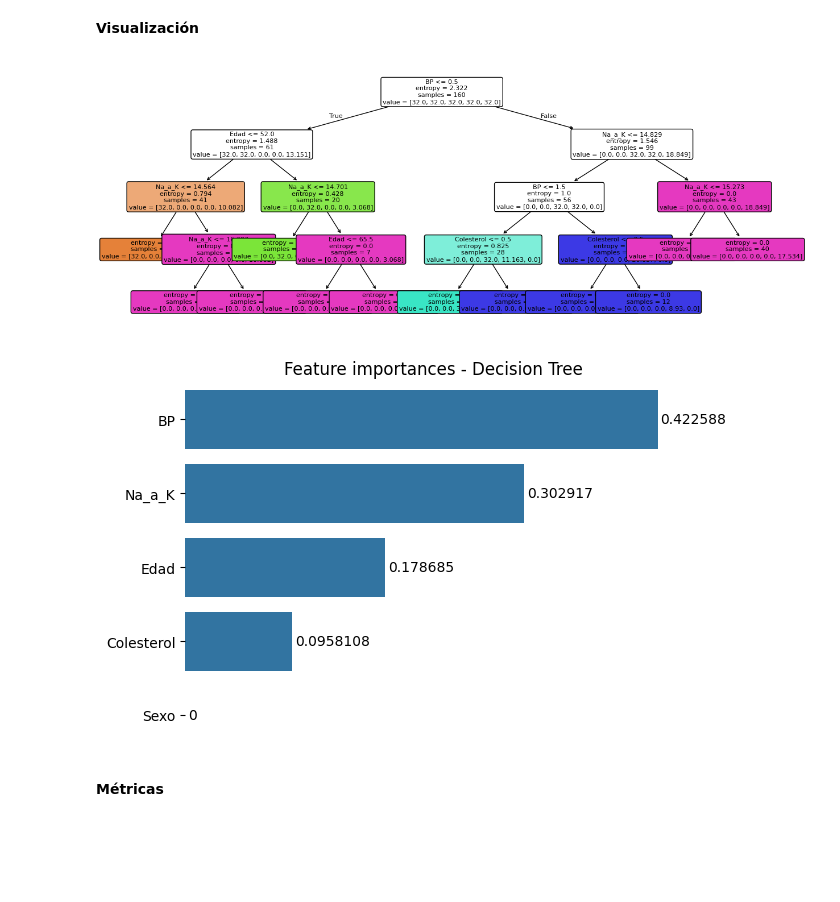
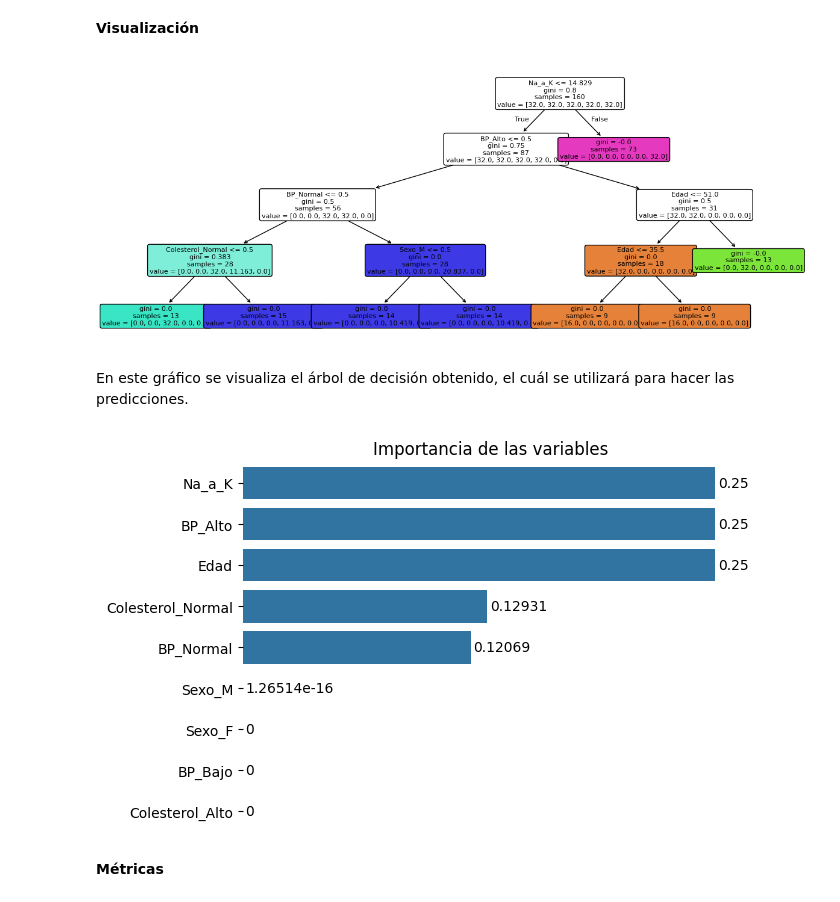
Before and after one commit to juanachies/TP2_Mineria, a Jupyter notebook: tp.ipynb, the cells around one changed output. Cells and saved outputs as stored; diff of their text form; code cells hidden in the pictures; blank space fills up the shorter version.

```diff
--- a/tp.ipynb
+++ b/tp.ipynb
@@ -237,14 +241,12 @@ plt.show()
 # %%
-# Creo un df con dos columnas -> Caracteristica y ganacia de información
 features_df = pd.DataFrame({'features': X_train1.columns,
                             'importances': tree_reg.feature_importances_ })
 
-# Ordeno en base a la importancia
 features_df_sorted = features_df.sort_values(by='importances', ascending=False)
 
 g = sns.barplot(data=features_df_sorted, x='importances', y ='features')
 sns.despine(bottom = True, left = True)
-g.set_title('Feature importances - Decision Tree')
+g.set_title('Importancia de las variables')
 g.set(xlabel=None, ylabel=None, xticks=[])
 for value in g.containers:
     g.bar_label(value, padding=2)
@@ -318,7 +325,7 @@ features_df_sorted = features_df.sort_values(by='importances', ascending=False)
 
 g = sns.barplot(data=features_df_sorted, x='importances', y ='features')
 sns.despine(bottom = True, left = True)
-g.set_title('Feature importances - Decision Tree')
+g.set_title('Importancia de las variables')
 g.set(xlabel=None, ylabel=None, xticks=[])
 for value in g.containers:
     g.bar_label(value, padding=2)
@@ -427,11 +442,7 @@ plt.show()
 **Codificación de variables categóricas**
 # %%
 # Convertir columnas categóricas en numéricas
-cat_cols = ['Sexo', 'BP', 'Colesterol']
-cat_labels = [df2[col].unique().tolist() for col in cat_cols]
-enc = OrdinalEncoder(categories=cat_labels).set_output(transform="pandas")
-enc.fit(df2[cat_cols])
-df2[cat_cols] = enc.transform(df2[cat_cols])
+df2 = pd.get_dummies(data=df2, columns=['Sexo', 'BP', 'Colesterol'])
 
 df2.head()
 # %% [output]
@@ -514,8 +561,7 @@ param_grid = {
     'criterion': ['entropy', 'log_loss', 'gini'],
     'random_state': [13]
 }
-random_search = RandomizedSearchCV(DecisionTreeClassifier(), n_iter=18,
-                                   param_distributions=param_grid)
+random_search = RandomizedSearchCV(DecisionTreeClassifier(), param_distributions=param_grid)
 random_search.fit(X_train2, y_train2)
 # Mejores hiperparámetros encontrados durante la búsqueda aleatoria
 first_best_params = random_search.best_params_
@@ -570,23 +616,24 @@ plot_tree(tree_clf, feature_names=X_train2.columns, fontsize=8, filled=True,
                rounded=True)
 plt.show()
 # %% [output]
-[figure, old version]
+[figure, new version]
+# %% [markdown]
+En este gráfico se visualiza el árbol de decisión obtenido, el cuál se utilizará para hacer las predicciones.
 # %%
-# Creo un df con dos columnas -> Caracteristica y ganacia de información
 features_df = pd.DataFrame({'features': X_train2.columns,
                             'importances': tree_clf.feature_importances_ })
 
 # Ordeno en base a la importancia
 features_df_sorted = features_df.sort_values(by='importances', ascending=False)
 
 g = sns.barplot(data=features_df_sorted, x='importances', y ='features')
 sns.despine(bottom = True, left = True)
-g.set_title('Feature importances - Decision Tree')
+g.set_title('Importancia de las variables')
 g.set(xlabel=None, ylabel=None, xticks=[])
 for value in g.containers:
     g.bar_label(value, padding=2)
 # %% [output]
-[figure, old version]
+[figure, new version]
 # %% [markdown]
 **Métricas**
 # %%
```
Also changed, not shown: parts of 60 cells of this notebook.
